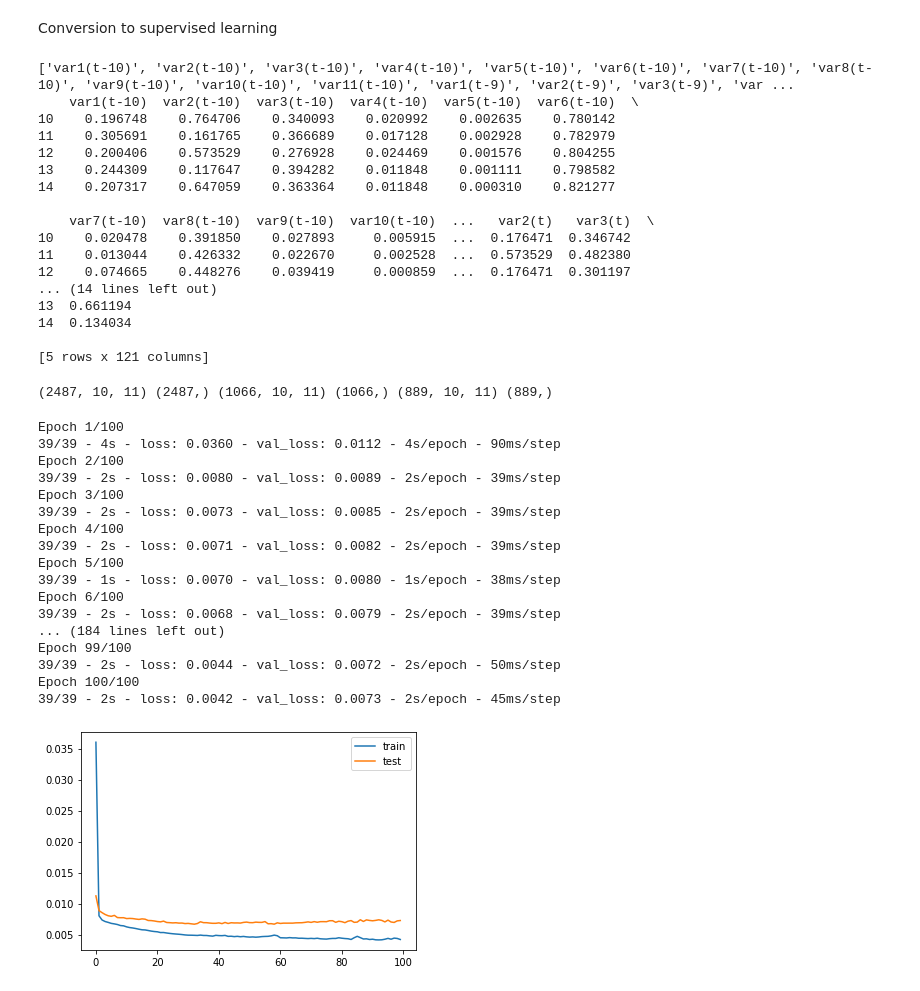
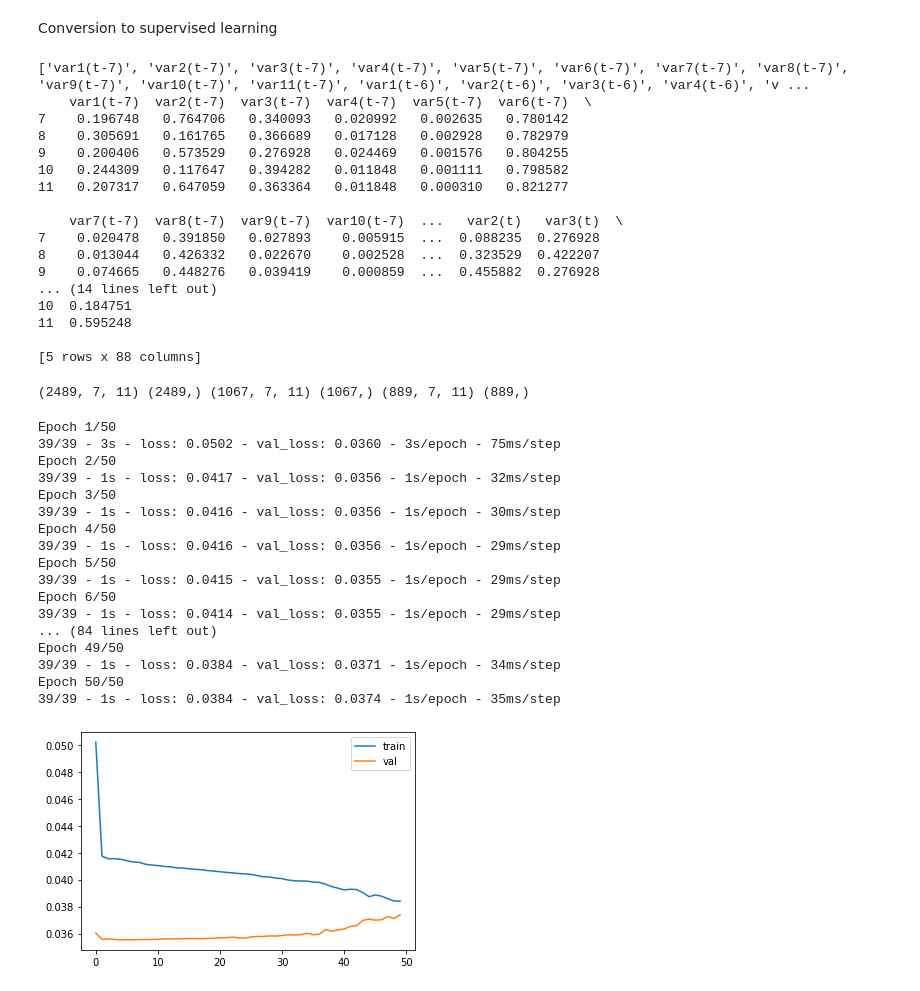
Before and after one commit to mikecitt/pollution-forecast-ai, a Jupyter notebook: water_quality/train_lstm_diff_approach.ipynb, the cells around one changed output. Saved outputs shown, nothing was run; the diff lists cells and outputs as text; code cells hidden in the pictures.

```diff
--- a/water_quality/train_lstm_diff_approach.ipynb
+++ b/water_quality/train_lstm_diff_approach.ipynb
@@ -86,7 +86,7 @@ def series_to_supervised(data, n_in=1, n_out=1, dropnan=True):
 	return agg
 # %%
 FORECAST_STEP = 1
-PREVIOUS_STEP = 10
+PREVIOUS_STEP = 7
 values = df.values
 # number of features equels to number of columns - independent feature
 n_features = len(df.columns)
@@ -99,23 +99,23 @@ scaled = scaler.fit_transform(values)
 reframed = series_to_supervised(scaled, PREVIOUS_STEP, FORECAST_STEP)
 print(reframed.head())
 # %% [output]
-['var1(t-10)', 'var2(t-10)', 'var3(t-10)', 'var4(t-10)', 'var5(t-10)', 'var6(t-10)', 'var7(t-10)', 'var8(t-10)', 'var9(t-10)', 'var10(t-10)', 'var11(t-10)', 'var1(t-9)', 'var2(t-9)', 'var3(t-9)', 'var ...
-    var1(t-10)  var2(t-10)  var3(t-10)  var4(t-10)  var5(t-10)  var6(t-10)  \
-10    0.196748    0.764706    0.340093    0.020992    0.002635    0.780142
-11    0.305691    0.161765    0.366689    0.017128    0.002928    0.782979
-12    0.200406    0.573529    0.276928    0.024469    0.001576    0.804255
-13    0.244309    0.117647    0.394282    0.011848    0.001111    0.798582
-14    0.207317    0.647059    0.363364    0.011848    0.000310    0.821277
+['var1(t-7)', 'var2(t-7)', 'var3(t-7)', 'var4(t-7)', 'var5(t-7)', 'var6(t-7)', 'var7(t-7)', 'var8(t-7)', 'var9(t-7)', 'var10(t-7)', 'var11(t-7)', 'var1(t-6)', 'var2(t-6)', 'var3(t-6)', 'var4(t-6)', 'v ...
+    var1(t-7)  var2(t-7)  var3(t-7)  var4(t-7)  var5(t-7)  var6(t-7)  \
+7    0.196748   0.764706   0.340093   0.020992   0.002635   0.780142
+8    0.305691   0.161765   0.366689   0.017128   0.002928   0.782979
+9    0.200406   0.573529   0.276928   0.024469   0.001576   0.804255
+10   0.244309   0.117647   0.394282   0.011848   0.001111   0.798582
+11   0.207317   0.647059   0.363364   0.011848   0.000310   0.821277
 
-    var7(t-10)  var8(t-10)  var9(t-10)  var10(t-10)  ...   var2(t)   var3(t)  \
-10    0.020478    0.391850    0.027893     0.005915  ...  0.176471  0.346742
-11    0.013044    0.426332    0.022670     0.002528  ...  0.573529  0.482380
-12    0.074665    0.448276    0.039419     0.000859  ...  0.176471  0.301197
+    var7(t-7)  var8(t-7)  var9(t-7)  var10(t-7)  ...   var2(t)   var3(t)  \
+7    0.020478   0.391850   0.027893    0.005915  ...  0.088235  0.276928
+8    0.013044   0.426332   0.022670    0.002528  ...  0.323529  0.422207
+9    0.074665   0.448276   0.039419    0.000859  ...  0.455882  0.276928
 ... (14 lines left out)
-13  0.661194
-14  0.134034
+10  0.184751
+11  0.595248
 
-[5 rows x 121 columns]
+[5 rows x 88 columns]
 # %%
 # split into train and test sets
 values = reframed.values
@@ -128,58 +128,58 @@ val = train[n_val_train:, :]
 train = train[:n_val_train, :]
 # split into input and outputs
 n_inputs = n_features * PREVIOUS_STEP
-train_X, train_y = train[:, :n_inputs], train[:, -n_features]
-val_X, val_y = val[:, :n_inputs], val[:, -n_features]
+train_X, train_y = train[:, :n_inputs], train[:, -1]
+val_X, val_y = val[:, :n_inputs], val[:, -1]
 # reshape input to be 3D [samples, timesteps, features]
 train_X = train_X.reshape((train_X.shape[0], PREVIOUS_STEP, n_features))
 val_X = val_X.reshape((val_X.shape[0], PREVIOUS_STEP, n_features))
 
-test_X, test_y = test[:, :n_inputs], test[:, -n_features]
+test_X, test_y = test[:, :n_inputs], test[:, -1]
 test_X = test_X.reshape((test_X.shape[0], PREVIOUS_STEP, n_features))
 print(train_X.shape, train_y.shape, val_X.shape, val_y.shape, test_X.shape, test_y.shape)
 # %% [output]
-(2487, 10, 11) (2487,) (1066, 10, 11) (1066,) (889, 10, 11) (889,)
+(2489, 7, 11) (2489,) (1067, 7, 11) (1067,) (889, 7, 11) (889,)
 # %%
 # design network
 model = Sequential()
 
 model.add(LSTM(200, activation='relu', input_shape=(train_X.shape[1], train_X.shape[2]), return_sequences=True))
 model.add(LSTM(200, activation='relu'))
 model.add(Dense(FORECAST_STEP))
 model.add(Activation('linear'))
 model.compile(loss='mse', optimizer='adam')
 
 # model.add(LSTM(200, activation='relu', input_shape=(train_X.shape[1], train_X.shape[2])))
 # model.add(Dense(100, activation='relu'))
 # model.add(Dense(1))
 # model.compile(loss='mse', optimizer='adam')
 
 # fit network
-history = model.fit(train_X, train_y, epochs=100, batch_size=64, validation_data=(val_X, val_y), verbose=2, shuffle=False)
+history = model.fit(train_X, train_y, epochs=50, batch_size=64, validation_data=(val_X, val_y), verbose=2, shuffle=False)
 # plot history
 pyplot.plot(history.history['loss'], label='train')
-pyplot.plot(history.history['val_loss'], label='test')
+pyplot.plot(history.history['val_loss'], label='val')
 pyplot.legend()
 pyplot.show()
 # %% [output]
-Epoch 1/100
-39/39 - 4s - loss: 0.0360 - val_loss: 0.0112 - 4s/epoch - 90ms/step
-Epoch 2/100
-39/39 - 2s - loss: 0.0080 - val_loss: 0.0089 - 2s/epoch - 39ms/step
-Epoch 3/100
-39/39 - 2s - loss: 0.0073 - val_loss: 0.0085 - 2s/epoch - 39ms/step
-Epoch 4/100
-39/39 - 2s - loss: 0.0071 - val_loss: 0.0082 - 2s/epoch - 39ms/step
-Epoch 5/100
-39/39 - 1s - loss: 0.0070 - val_loss: 0.0080 - 1s/epoch - 38ms/step
-Epoch 6/100
-39/39 - 2s - loss: 0.0068 - val_loss: 0.0079 - 2s/epoch - 39ms/step
-... (184 lines left out)
-Epoch 99/100
-39/39 - 2s - loss: 0.0044 - val_loss: 0.0072 - 2s/epoch - 50ms/step
-Epoch 100/100
-39/39 - 2s - loss: 0.0042 - val_loss: 0.0073 - 2s/epoch - 45ms/step
+Epoch 1/50
+39/39 - 3s - loss: 0.0502 - val_loss: 0.0360 - 3s/epoch - 75ms/step
+Epoch 2/50
+39/39 - 1s - loss: 0.0417 - val_loss: 0.0356 - 1s/epoch - 32ms/step
+Epoch 3/50
+39/39 - 1s - loss: 0.0416 - val_loss: 0.0356 - 1s/epoch - 30ms/step
+Epoch 4/50
+39/39 - 1s - loss: 0.0416 - val_loss: 0.0356 - 1s/epoch - 29ms/step
+Epoch 5/50
+39/39 - 1s - loss: 0.0415 - val_loss: 0.0355 - 1s/epoch - 29ms/step
+Epoch 6/50
+39/39 - 1s - loss: 0.0414 - val_loss: 0.0355 - 1s/epoch - 29ms/step
+... (84 lines left out)
+Epoch 49/50
+39/39 - 1s - loss: 0.0384 - val_loss: 0.0371 - 1s/epoch - 34ms/step
+Epoch 50/50
+39/39 - 1s - loss: 0.0384 - val_loss: 0.0374 - 1s/epoch - 35ms/step
-[figure, old version]
+[figure, new version]
 # %%
 # make a prediction
 yhat = model.predict(test_X, verbose=2)
```
Also changed, not shown: parts of 1 cell of this notebook, 5 other files.
